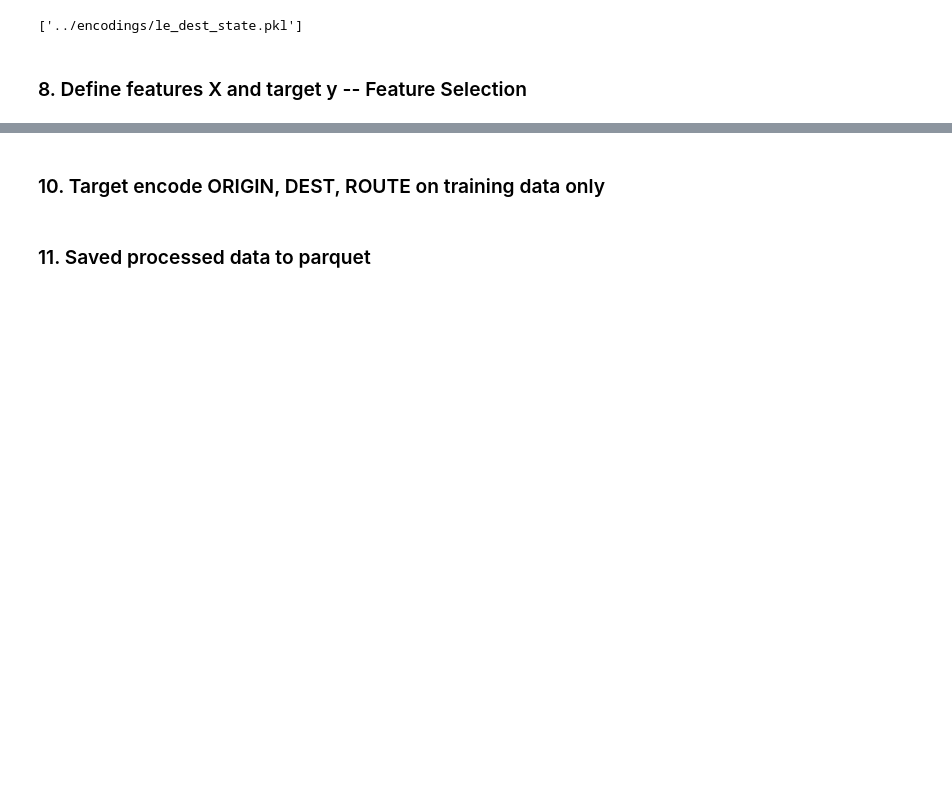
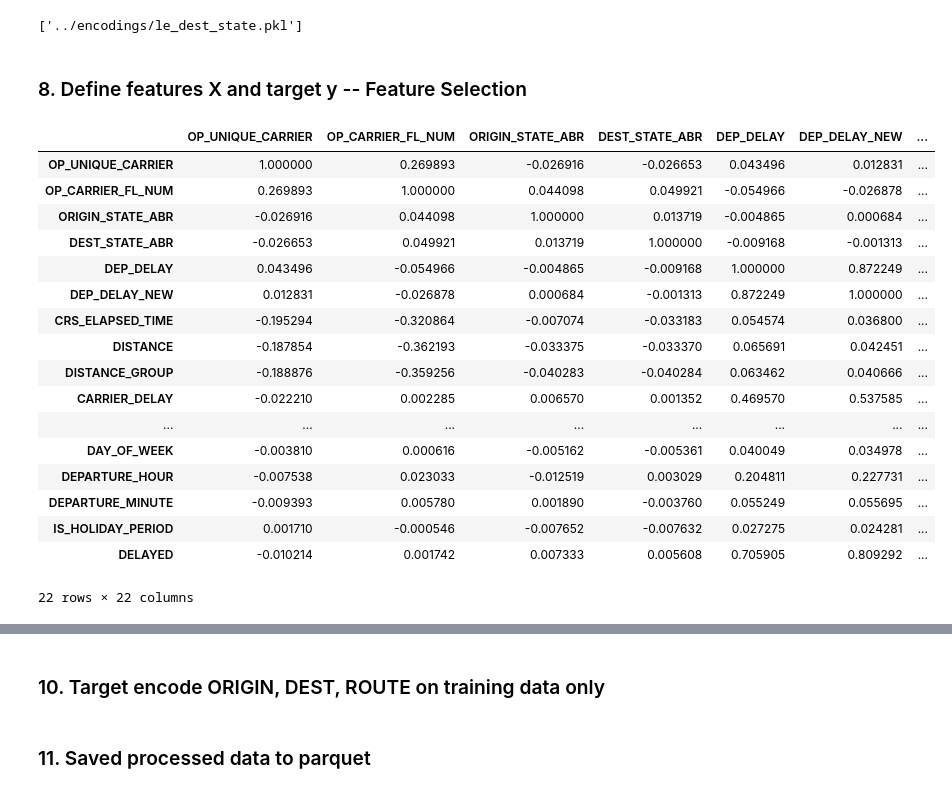
Before and after one commit to pratham2021/flight-delay-predictor, a Jupyter notebook: notebook/main.ipynb, the cells around one changed output, grey strips where cells are left out. Saved outputs shown, nothing was run; the diff lists cells and outputs as text; code cells hidden in the pictures; blank space fills up the shorter version.

```diff
--- a/notebook/main.ipynb
+++ b/notebook/main.ipynb
@@ -209,9 +209,9 @@ df[["DAY_OF_WEEK", "MONTH", "DAY_OF_MONTH", "YEAR"]]
 # %% [markdown]
 ### 2.  Extract departure hour from CRS_DEP_TIME using integer division by 100
 # %%
-# df["CRS_DEP_TIME"]
 df["DEPARTURE_HOUR"] = df["CRS_DEP_TIME"] // 100
 df["DEPARTURE_MINUTE"] = df["CRS_DEP_TIME"] % 100
+df = df.drop(columns=["CRS_DEP_TIME"])
 # %% [markdown]
 ### 3.  Create ROUTE feature by combining ORIGIN and DEST
 # %%
@@ -319,0 +322,22 @@ joblib.dump(le_dest_state, '../encodings/le_dest_state.pkl')
+# %%
+correlation_matrix = df.corr(numeric_only=True, method='spearman')
+correlation_matrix
+# %% [output]
+|  | OP_UNIQUE_CARRIER | OP_CARRIER_FL_NUM | ORIGIN_STATE_ABR | DEST_STATE_ABR | DEP_DELAY | DEP_DELAY_NEW | ... |
+| OP_UNIQUE_CARRIER | 1.000000 | 0.269893 | -0.026916 | -0.026653 | 0.043496 | 0.012831 | ... |
+| OP_CARRIER_FL_NUM | 0.269893 | 1.000000 | 0.044098 | 0.049921 | -0.054966 | -0.026878 | ... |
+| ORIGIN_STATE_ABR | -0.026916 | 0.044098 | 1.000000 | 0.013719 | -0.004865 | 0.000684 | ... |
+| DEST_STATE_ABR | -0.026653 | 0.049921 | 0.013719 | 1.000000 | -0.009168 | -0.001313 | ... |
+| DEP_DELAY | 0.043496 | -0.054966 | -0.004865 | -0.009168 | 1.000000 | 0.872249 | ... |
+| DEP_DELAY_NEW | 0.012831 | -0.026878 | 0.000684 | -0.001313 | 0.872249 | 1.000000 | ... |
+| CRS_ELAPSED_TIME | -0.195294 | -0.320864 | -0.007074 | -0.033183 | 0.054574 | 0.036800 | ... |
+| DISTANCE | -0.187854 | -0.362193 | -0.033375 | -0.033370 | 0.065691 | 0.042451 | ... |
+| DISTANCE_GROUP | -0.188876 | -0.359256 | -0.040283 | -0.040284 | 0.063462 | 0.040666 | ... |
+| CARRIER_DELAY | -0.022210 | 0.002285 | 0.006570 | 0.001352 | 0.469570 | 0.537585 | ... |
+| ... | ... | ... | ... | ... | ... | ... | ... |
+| DAY_OF_WEEK | -0.003810 | 0.000616 | -0.005162 | -0.005361 | 0.040049 | 0.034978 | ... |
+| DEPARTURE_HOUR | -0.007538 | 0.023033 | -0.012519 | 0.003029 | 0.204811 | 0.227731 | ... |
+| DEPARTURE_MINUTE | -0.009393 | 0.005780 | 0.001890 | -0.003760 | 0.055249 | 0.055695 | ... |
+| IS_HOLIDAY_PERIOD | 0.001710 | -0.000546 | -0.007652 | -0.007632 | 0.027275 | 0.024281 | ... |
+| DELAYED | -0.010214 | 0.001742 | 0.007333 | 0.005608 | 0.705905 | 0.809292 | ... |
+22 rows × 22 columns
```
Also changed, not shown: parts of 24 cells of this notebook.
